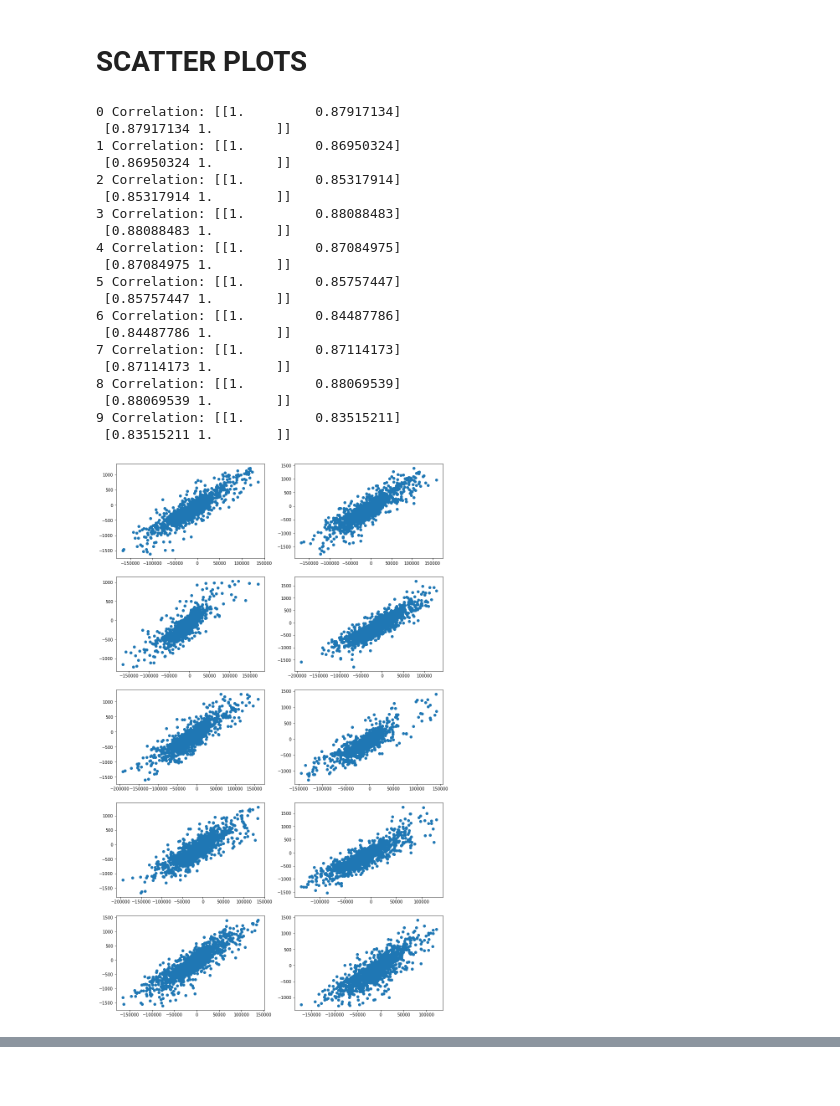
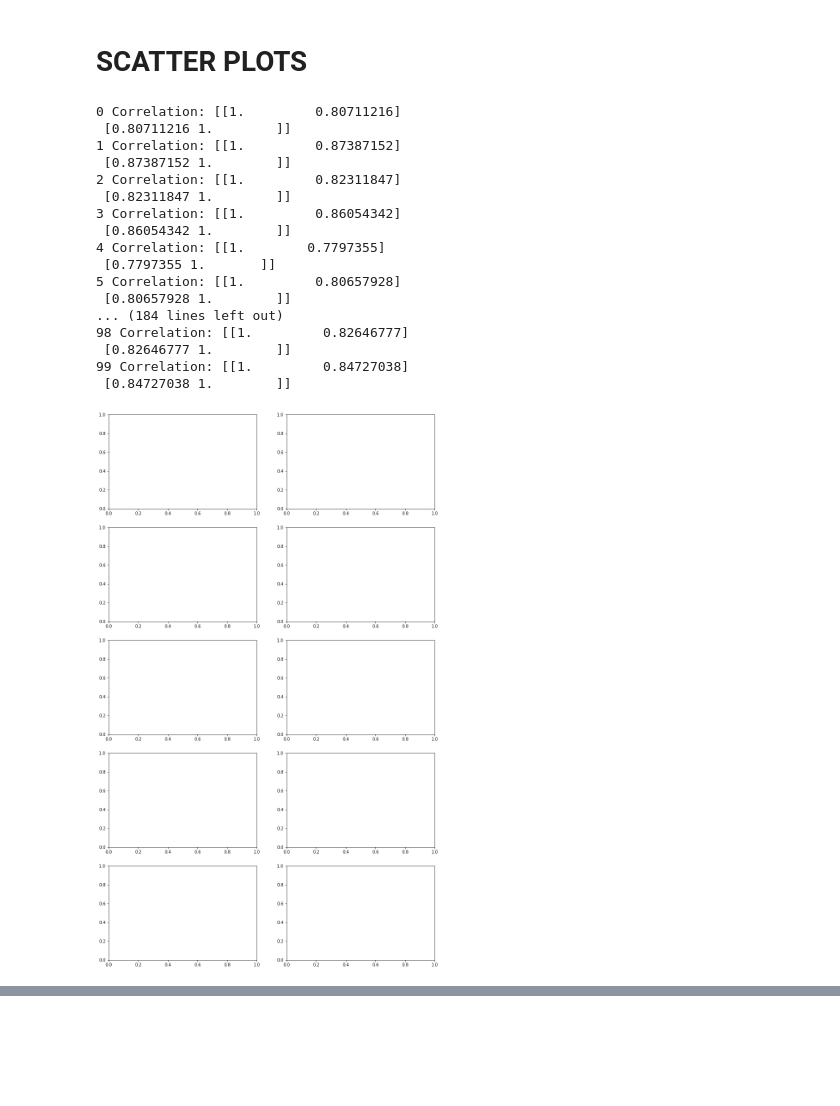
Before and after one commit to R-Gaurav/SpikingMaxPooling, a Jupyter notebook: misc/Investigating_MaxPooling_Outputs_CIFAR10.ipynb, the cells around one changed output, grey strips where cells are left out. Cells and saved outputs as stored; diff of their text form; code cells hidden in the pictures; blank space fills up the shorter version.

```diff
--- a/misc/Investigating_MaxPooling_Outputs_CIFAR10.ipynb
+++ b/misc/Investigating_MaxPooling_Outputs_CIFAR10.ipynb
@@ -38,31 +41,44 @@ plt.plot(loihi_otpt[0][:, neuron_index])
 # %% [markdown]
 # SCATTER PLOTS
 # %%
+loihi_otpt = np.load("/homes/rgaurav/spiking_investigation/experiment_outputs/cifar10/scale_10_all_100/nengo_loihi_otpts/"
+           "Layer_probes_otpt_batch_start_0_end_100.npy", allow_pickle=True)
+loihi_otpt = get_loihi_probes_output(loihi_otpt, 80)
+loihi_otpt = loihi_otpt["conv2d_2.0"]
+
+ndl_otpt = np.load("/homes/rgaurav/spiking_investigation/experiment_outputs/cifar10/model_1/ndl_train_test_results/"
+                   "ndl_test_only_results/sim_lyr_probes_otpt.npy", allow_pickle=True)
+ndl_otpt = ndl_otpt.item()
+ndl_otpt = ndl_otpt["conv2d_5.0"]
+
 fig, axs = plt.subplots(5, 2, figsize=(14, 24))
-for i in range(10): # Number of Test Images.
-  row, col = i // 2, i % 2
-  axs[row, col].scatter(np.mean(loihi_otpt[i][-1:, :], axis=0),
-                       np.mean(ndl_otpt[i][-1:, :], axis=0))
-  print(i, "Correlation: %s" % np.corrcoef(np.mean(loihi_otpt[i][-1:, :], axis=0), np.mean(ndl_otpt[i][-1:, :], axis=0)))
+for i in range(100): # Number of Test Images.
+
+  loh_o = np.mean(loihi_otpt[i][-5:, :], axis=0)
+  ndl_o = np.mean(ndl_otpt[i][-5:, :], axis=0)
+  print(i, "Correlation: %s" % np.corrcoef(loh_o, ndl_o))
+
+#   loh_o, ndl_o = loh_o[loh_o>0], ndl_o[ndl_o>0]
+#   print(loh_o.shape, ndl_o.shape)
+
+#   row, col = i // 2, i % 2
+#   axs[row, col].scatter(loh_o, ndl_o)
 # %% [output]
-0 Correlation: [[1.         0.87917134]
- [0.87917134 1.        ]]
-1 Correlation: [[1.         0.86950324]
- [0.86950324 1.        ]]
-2 Correlation: [[1.         0.85317914]
- [0.85317914 1.        ]]
-3 Correlation: [[1.         0.88088483]
- [0.88088483 1.        ]]
-4 Correlation: [[1.         0.87084975]
- [0.87084975 1.        ]]
-5 Correlation: [[1.         0.85757447]
- [0.85757447 1.        ]]
-6 Correlation: [[1.         0.84487786]
- [0.84487786 1.        ]]
-7 Correlation: [[1.         0.87114173]
- [0.87114173 1.        ]]
-8 Correlation: [[1.         0.88069539]
- [0.88069539 1.        ]]
-9 Correlation: [[1.         0.83515211]
- [0.83515211 1.        ]]
+0 Correlation: [[1.         0.80711216]
+ [0.80711216 1.        ]]
+1 Correlation: [[1.         0.87387152]
+ [0.87387152 1.        ]]
+2 Correlation: [[1.         0.82311847]
+ [0.82311847 1.        ]]
+3 Correlation: [[1.         0.86054342]
+ [0.86054342 1.        ]]
+4 Correlation: [[1.        0.7797355]
+ [0.7797355 1.       ]]
+5 Correlation: [[1.         0.80657928]
+ [0.80657928 1.        ]]
+... (184 lines left out)
+98 Correlation: [[1.         0.82646777]
+ [0.82646777 1.        ]]
+99 Correlation: [[1.         0.84727038]
+ [0.84727038 1.        ]]
-[figure, old version]
+[figure, new version]
```
Also changed, not shown: parts of 19 cells of this notebook, 3 other files.
